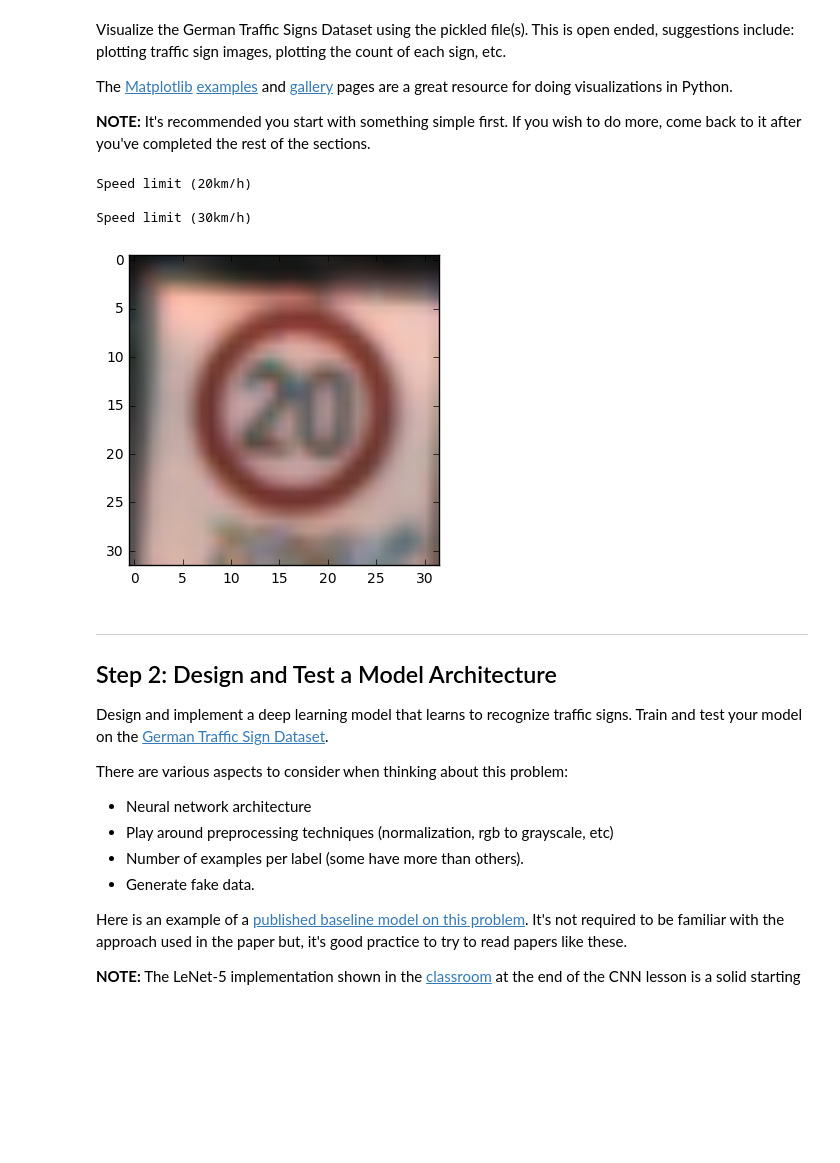
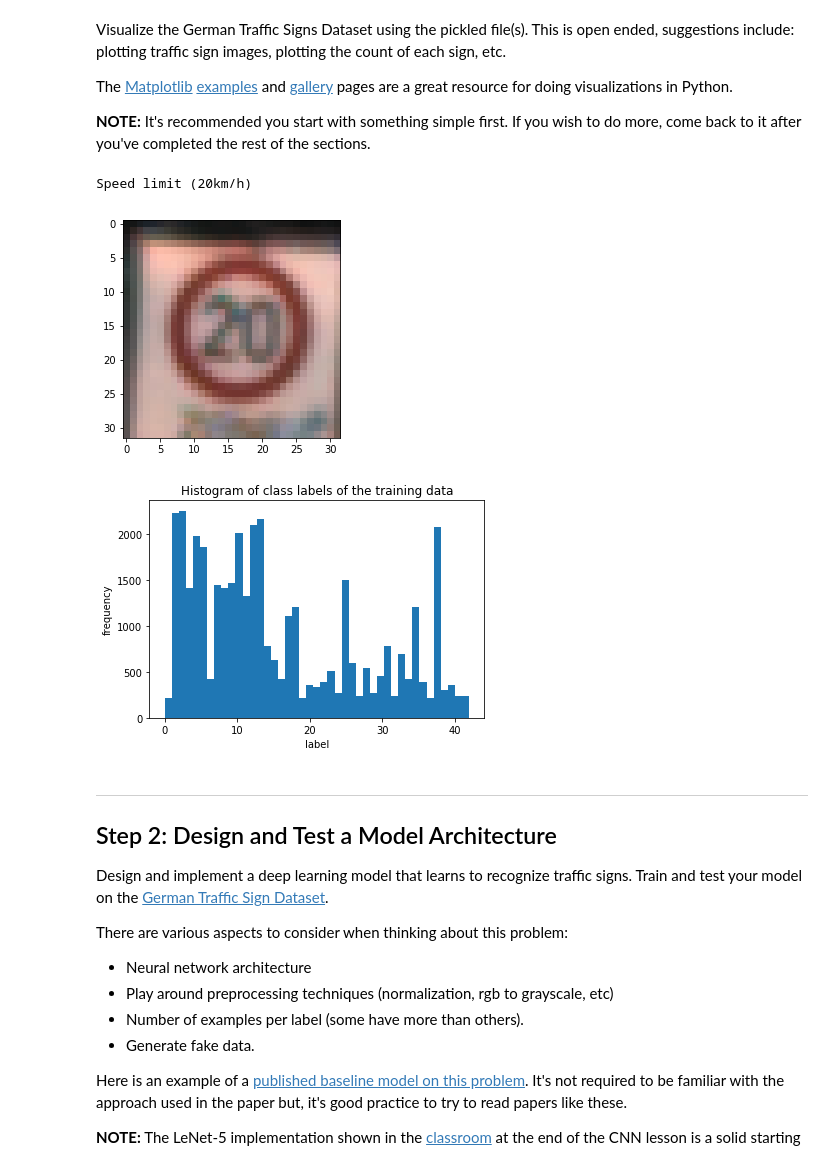
Before and after one commit to alvatech/Traffic-Sign-Classifier, a Jupyter notebook: Traffic_Sign_Classifier.ipynb, the cells around one changed output. Saved outputs shown, nothing was run; the diff lists cells and outputs as text; code cells hidden in the pictures; blank space fills up the shorter version.

```diff
--- a/Traffic_Sign_Classifier.ipynb
+++ b/Traffic_Sign_Classifier.ipynb
@@ -87,17 +87,23 @@ with open('signnames.csv') as f:
     for line in f.readlines():
         sign_names.append(line.split(',')[1])
 #print(sign_names.shape)
-print(sign_names[0])
 
 #Let's try to display 100th image
 plt.imshow(X_train[100])
-# Let's print the image name
-print(sign_names[y_train[100] + 1])
+# Let's print the corresponding sign name
+print(sign_names[y_train[100]])
 # %% [output]
 Speed limit (20km/h)
-
-Speed limit (30km/h)
-[figure, old version]
+[figure, new version]
+# %%
+# Visualizing the class labels to see the distribution
+plt.hist(y_train, bins=n_classes)
+plt.title("Histogram of class labels of the training data")
+plt.xlabel("label")
+plt.ylabel("frequency")
+plt.show()
+# %% [output]
+[figure, added]
 # %% [markdown]
 ----
 
```
Also changed, not shown: parts of 10 cells of this notebook.
